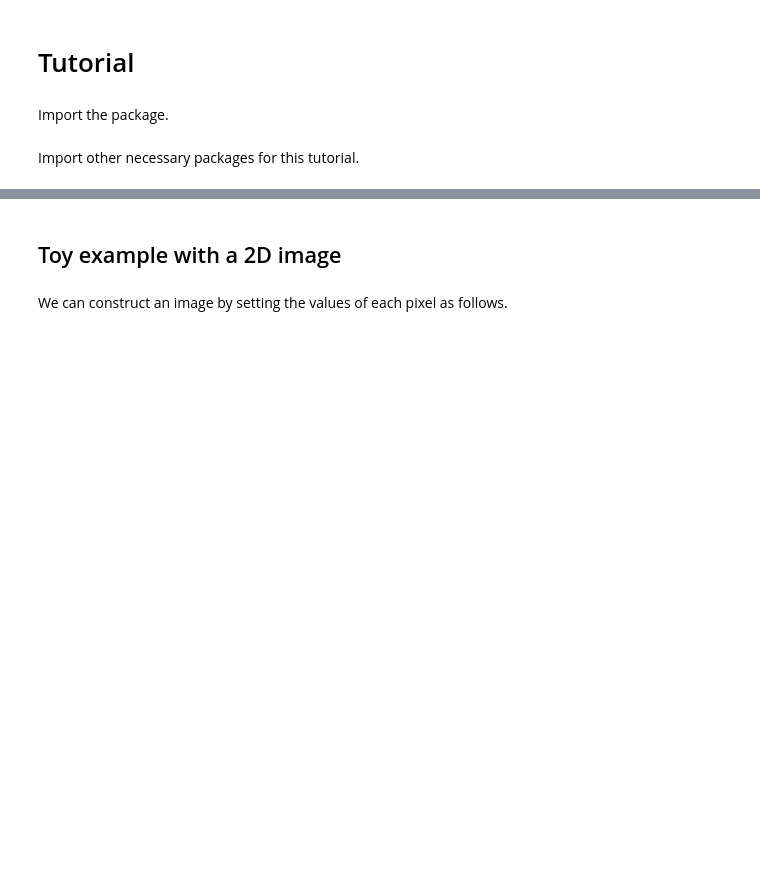
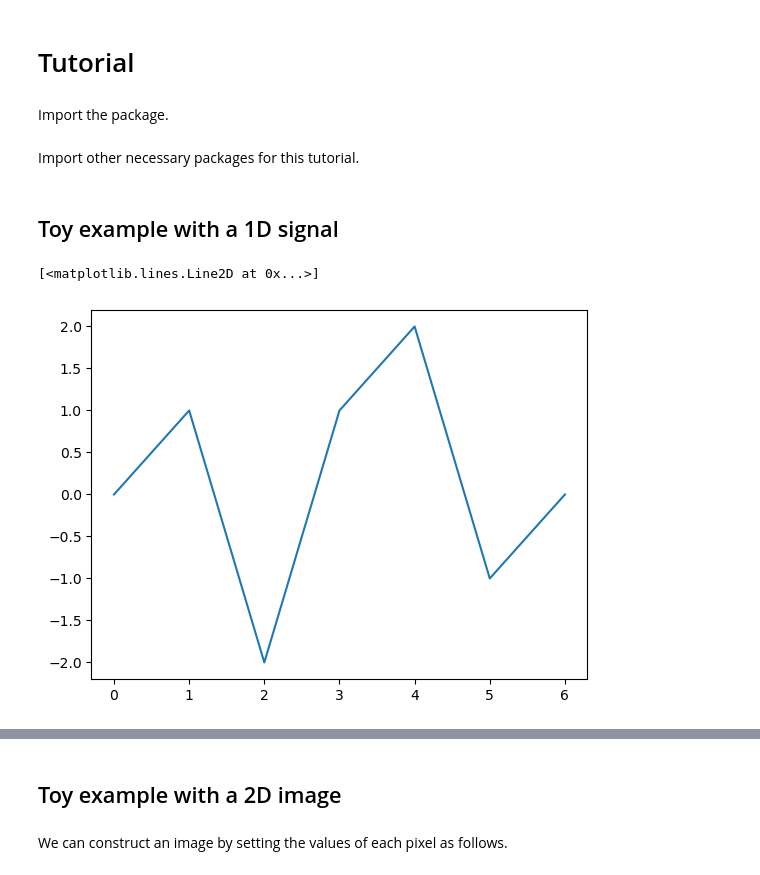
Before and after one commit to mvlier/topapprox, a Jupyter notebook: Interactive_Tutorial_topapprox.ipynb, the cells around one changed output, grey strips where cells are left out. Cells and saved outputs as stored; diff of their text form; code cells hidden in the pictures; blank space fills up the shorter version.

```diff
--- a/Interactive_Tutorial_topapprox.ipynb
+++ b/Interactive_Tutorial_topapprox.ipynb
@@ -23,3 +23,11 @@ import matplotlib as mpl
 import matplotlib.pyplot as plt
 import numpy as np
 plt.rcParams['text.usetex'] = False
+# %% [markdown]
+##  Toy example with a 1D signal
+# %%
+img = np.array([[0,1,-2,1,2,-1,0]])
+plt.plot(img.ravel())
+# %% [output]
+[<matplotlib.lines.Line2D at 0x...>]
+[figure, added]
```
Also changed, not shown: parts of 16 cells of this notebook, 10 other files.
